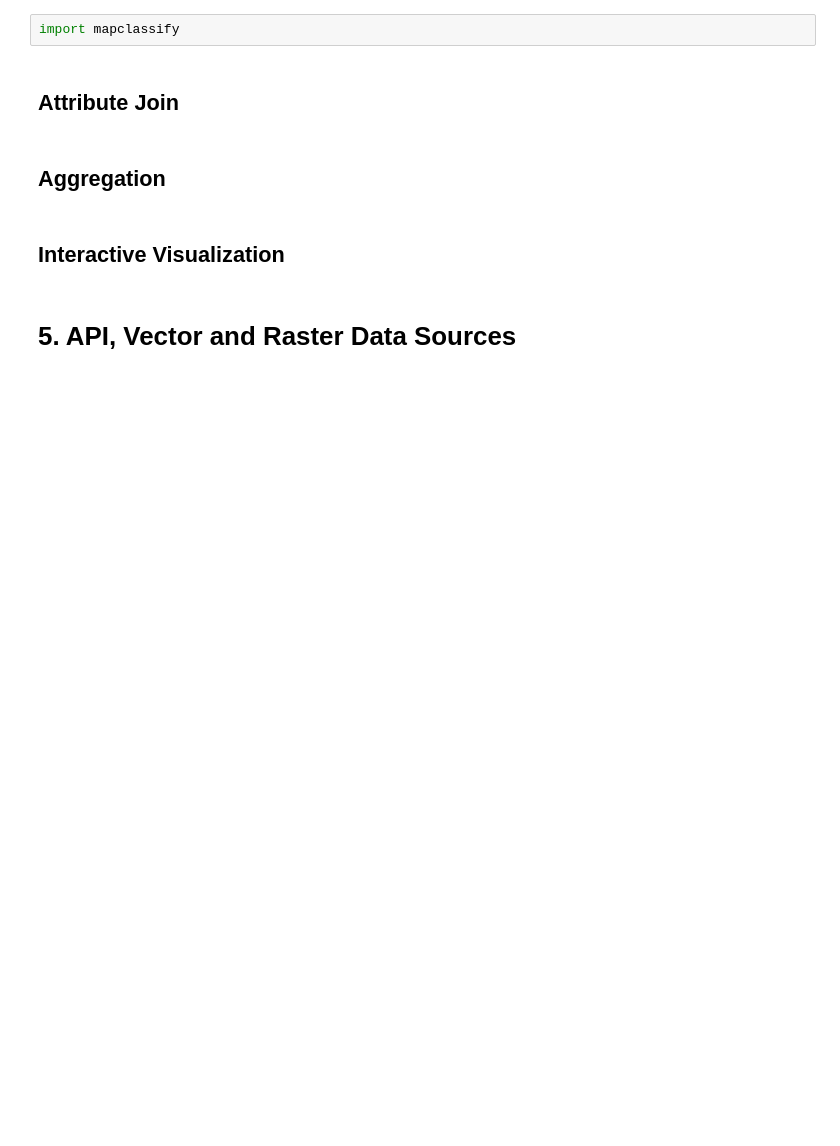
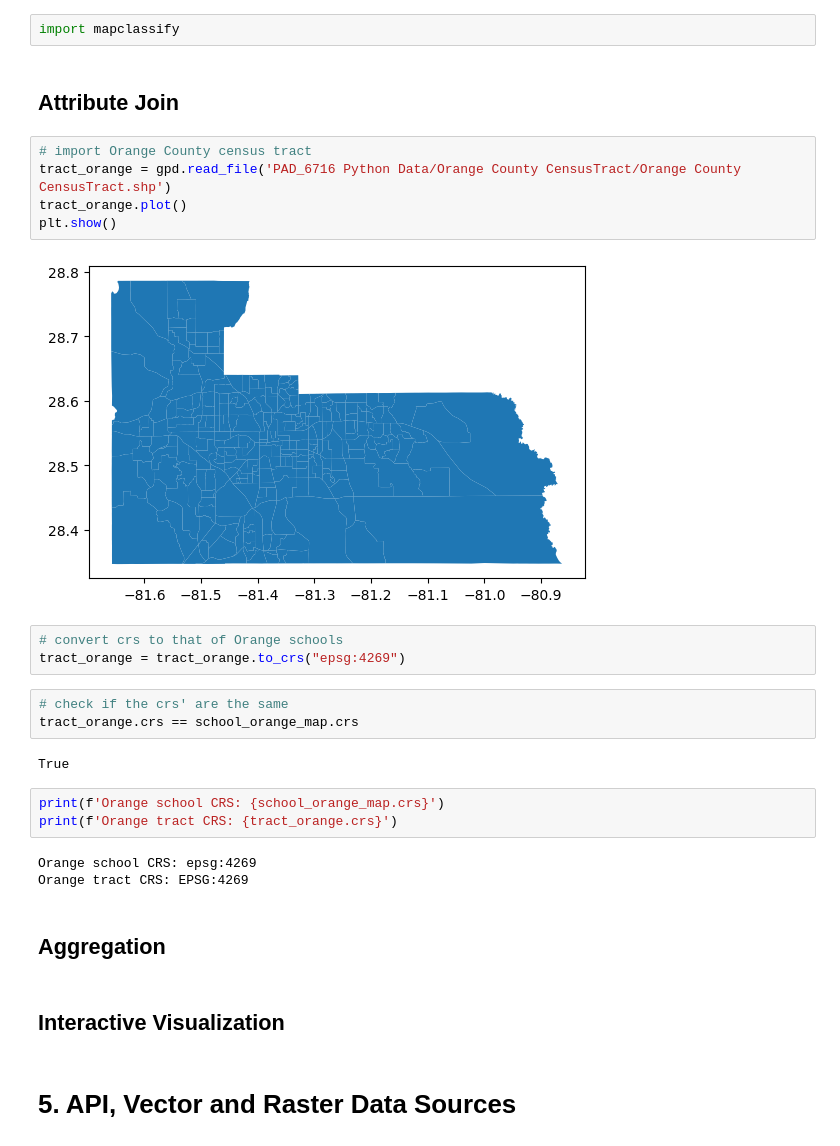
Before and after one commit to meiqingli/PAD-6716, a Jupyter notebook: PAD_6716_Python_Geospatial_Demo.ipynb, the cells around one changed output. Cells and saved outputs as stored; diff of their text form; blank space fills up the shorter version.

```diff
--- a/PAD_6716_Python_Geospatial_Demo.ipynb
+++ b/PAD_6716_Python_Geospatial_Demo.ipynb
@@ -382,6 +378,27 @@ Successfully installed mapclassify-2.8.1
 import mapclassify
 # %% [markdown]
 ## Attribute Join
+# %%
+# import Orange County census tract
+tract_orange = gpd.read_file('PAD_6716 Python Data/Orange County CensusTract/Orange County CensusTract.shp')
+tract_orange.plot()
+plt.show()
+# %% [output]
+[figure, added]
+# %%
+# convert crs to that of Orange schools
+tract_orange = tract_orange.to_crs("epsg:4269")
+# %%
+# check if the crs' are the same
+tract_orange.crs == school_orange_map.crs
+# %% [output]
+True
+# %%
+print(f'Orange school CRS: {school_orange_map.crs}')
+print(f'Orange tract CRS: {tract_orange.crs}')
+# %% [output]
+Orange school CRS: epsg:4269
+Orange tract CRS: EPSG:4269
 # %% [markdown]
 ## Aggregation
 # %% [markdown]
```
Also changed, not shown: parts of 2 cells of this notebook.
